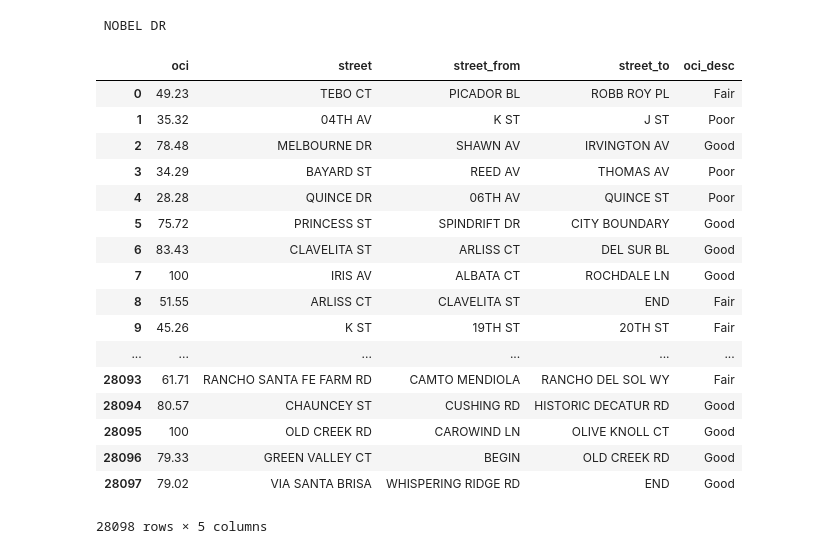
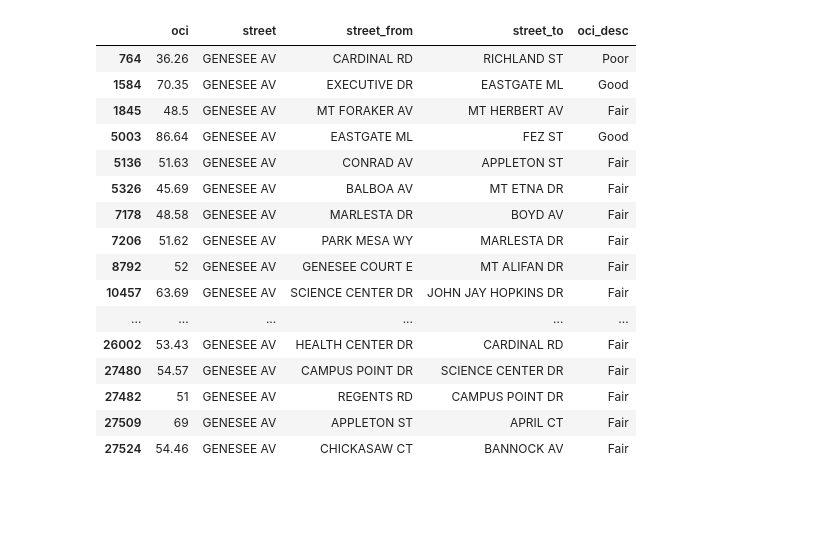
Before and after one commit to Abraine/State-of-SD-Infrastructure, a Jupyter notebook: Untitled.ipynb, the cells around one changed output. Drawn from its saved outputs; the diff is of its cells as text; code cells hidden in the pictures; blank space fills up the shorter version.

```diff
--- a/Untitled.ipynb
+++ b/Untitled.ipynb
@@ -115,40 +115,28 @@ test
 # %%
-street_name= ""
-intersection = "NOBEL DR"
-pattern = re.compile("^(^[0-9])([A-Z].*)")
-street_name = re.sub(r'[HWY]','HY',street_name)
-intersection = re.sub(r'(HWY)','HY',intersection)
-street_name = re.sub(r'^(RT) ','I-',street_name)
-a =pattern.match(street_name)
-if a is not (None):
-    street_name = "0" + a.group(0)
-    print(street_name)
-
-print(street_name,intersection)
+street_name= "GENESEE AV"
+intersection = "CENTURION"
 DF_JOIN =(DF_OCI.loc[(DF_OCI['street'].str.contains(street_name))])
 
 OTHER = (DF_JOIN.loc[(DF_JOIN['street_from'].str.contains(intersection))|(DF_OCI['street_to'].str.contains(intersection))])
 DF_JOIN
 # %% [output]
- NOBEL DR
 |  | oci | street | street_from | street_to | oci_desc |
-| 0 | 49.23 | TEBO CT | PICADOR BL | ROBB ROY PL | Fair |
-| 1 | 35.32 | 04TH AV | K ST | J ST | Poor |
-| 2 | 78.48 | MELBOURNE DR | SHAWN AV | IRVINGTON AV | Good |
-| 3 | 34.29 | BAYARD ST | REED AV | THOMAS AV | Poor |
-| 4 | 28.28 | QUINCE DR | 06TH AV | QUINCE ST | Poor |
-| 5 | 75.72 | PRINCESS ST | SPINDRIFT DR | CITY BOUNDARY | Good |
-| 6 | 83.43 | CLAVELITA ST | ARLISS CT | DEL SUR BL | Good |
-| 7 | 100 | IRIS AV | ALBATA CT | ROCHDALE LN | Good |
-| 8 | 51.55 | ARLISS CT | CLAVELITA ST | END | Fair |
-| 9 | 45.26 | K ST | 19TH ST | 20TH ST | Fair |
+| 764 | 36.26 | GENESEE AV | CARDINAL RD | RICHLAND ST | Poor |
+| 1584 | 70.35 | GENESEE AV | EXECUTIVE DR | EASTGATE ML | Good |
+| 1845 | 48.5 | GENESEE AV | MT FORAKER AV | MT HERBERT AV | Fair |
+| 5003 | 86.64 | GENESEE AV | EASTGATE ML | FEZ ST | Good |
+| 5136 | 51.63 | GENESEE AV | CONRAD AV | APPLETON ST | Fair |
+| 5326 | 45.69 | GENESEE AV | BALBOA AV | MT ETNA DR | Fair |
+| 7178 | 48.58 | GENESEE AV | MARLESTA DR | BOYD AV | Fair |
+| 7206 | 51.62 | GENESEE AV | PARK MESA WY | MARLESTA DR | Fair |
+| 8792 | 52 | GENESEE AV | GENESEE COURT E | MT ALIFAN DR | Fair |
+| 10457 | 63.69 | GENESEE AV | SCIENCE CENTER DR | JOHN JAY HOPKINS DR | Fair |
 | ... | ... | ... | ... | ... | ... |
-| 28093 | 61.71 | RANCHO SANTA FE FARM RD | CAMTO MENDIOLA | RANCHO DEL SOL WY | Fair |
-| 28094 | 80.57 | CHAUNCEY ST | CUSHING RD | HISTORIC DECATUR RD | Good |
-| 28095 | 100 | OLD CREEK RD | CAROWIND LN | OLIVE KNOLL CT | Good |
-| 28096 | 79.33 | GREEN VALLEY CT | BEGIN | OLD CREEK RD | Good |
-| 28097 | 79.02 | VIA SANTA BRISA | WHISPERING RIDGE RD | END | Good |
+| 26002 | 53.43 | GENESEE AV | HEALTH CENTER DR | CARDINAL RD | Fair |
+| 27480 | 54.57 | GENESEE AV | CAMPUS POINT DR | SCIENCE CENTER DR | Fair |
+| 27482 | 51 | GENESEE AV | REGENTS RD | CAMPUS POINT DR | Fair |
+| 27509 | 69 | GENESEE AV | APPLETON ST | APRIL CT | Fair |
+| 27524 | 54.46 | GENESEE AV | CHICKASAW CT | BANNOCK AV | Fair |
-28098 rows × 5 columns
 # %%
 DF_JOIN = DF_OCI.loc[(DF_OCI['street']== "02ND AV")]
 
```
Also changed, not shown: parts of 6 cells of this notebook.
